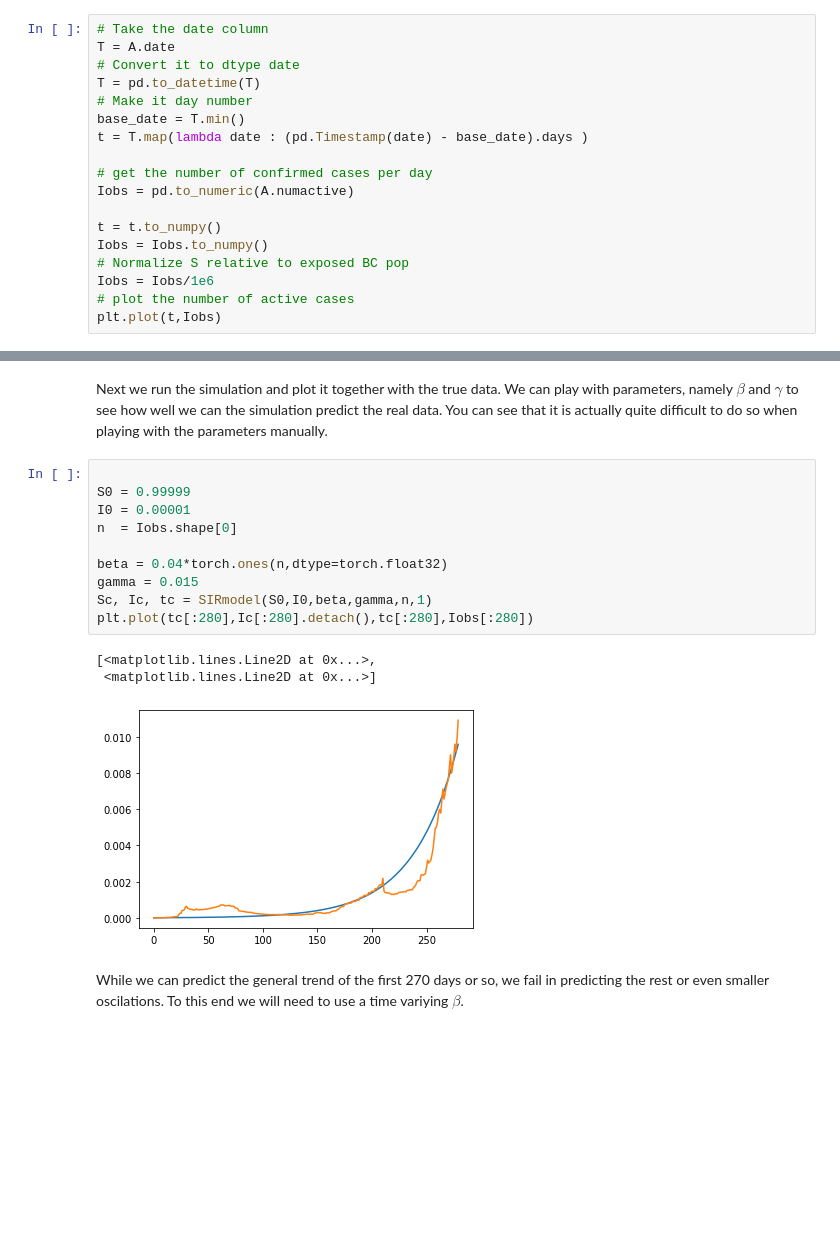
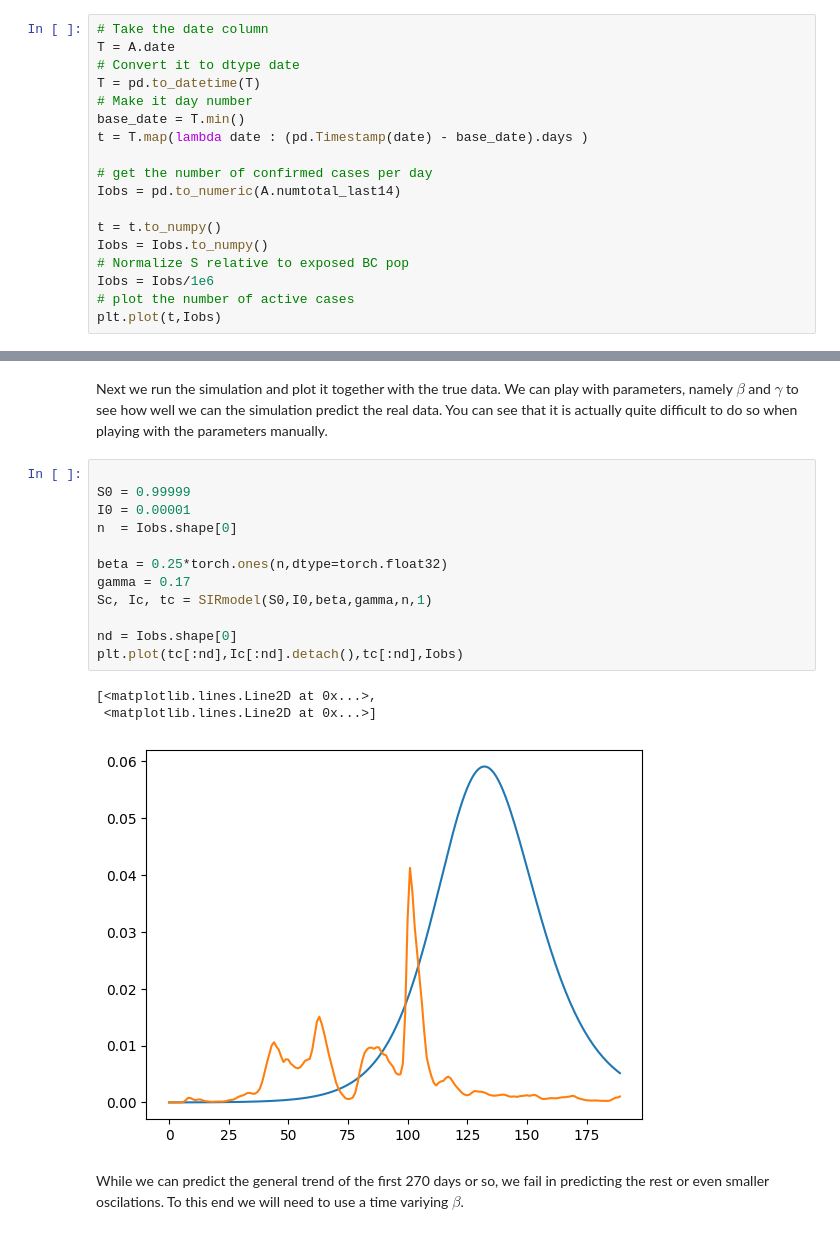
Before and after one commit to eldadHaber/EOAS555, a Jupyter notebook: SDSIR.ipynb, the cells around one changed output, grey strips where cells are left out. Cells and saved outputs as stored; diff of their text form; blank space fills up the shorter version.

```diff
--- a/SDSIR.ipynb
+++ b/SDSIR.ipynb
@@ -83,7 +81,7 @@ base_date = T.min()
 t = T.map(lambda date : (pd.Timestamp(date) - base_date).days )
 
 # get the number of confirmed cases per day
-Iobs = pd.to_numeric(A.numactive)
+Iobs = pd.to_numeric(A.numtotal_last14)
 
 t = t.to_numpy()
 Iobs = Iobs.to_numpy()
@@ -126,17 +124,19 @@ Next we run the simulation and plot it together with the true data. We can play
 # %%
 
 S0 = 0.99999
 I0 = 0.00001
 n  = Iobs.shape[0]
 
-beta = 0.04*torch.ones(n,dtype=torch.float32)
-gamma = 0.015
+beta = 0.25*torch.ones(n,dtype=torch.float32)
+gamma = 0.17
 Sc, Ic, tc = SIRmodel(S0,I0,beta,gamma,n,1)
-plt.plot(tc[:280],Ic[:280].detach(),tc[:280],Iobs[:280])
+
+nd = Iobs.shape[0]
+plt.plot(tc[:nd],Ic[:nd].detach(),tc[:nd],Iobs)
 # %% [output]
 [<matplotlib.lines.Line2D at 0x...>,
  <matplotlib.lines.Line2D at 0x...>]
-[figure, old version]
+[figure, new version]
 # %% [markdown]
 While we can predict the general trend of the first 270 days or so, we fail in predicting the rest or even smaller oscilations. To this end we will need to use a time variying $\beta$.
 # %%
```
Also changed, not shown: parts of 8 cells of this notebook.
